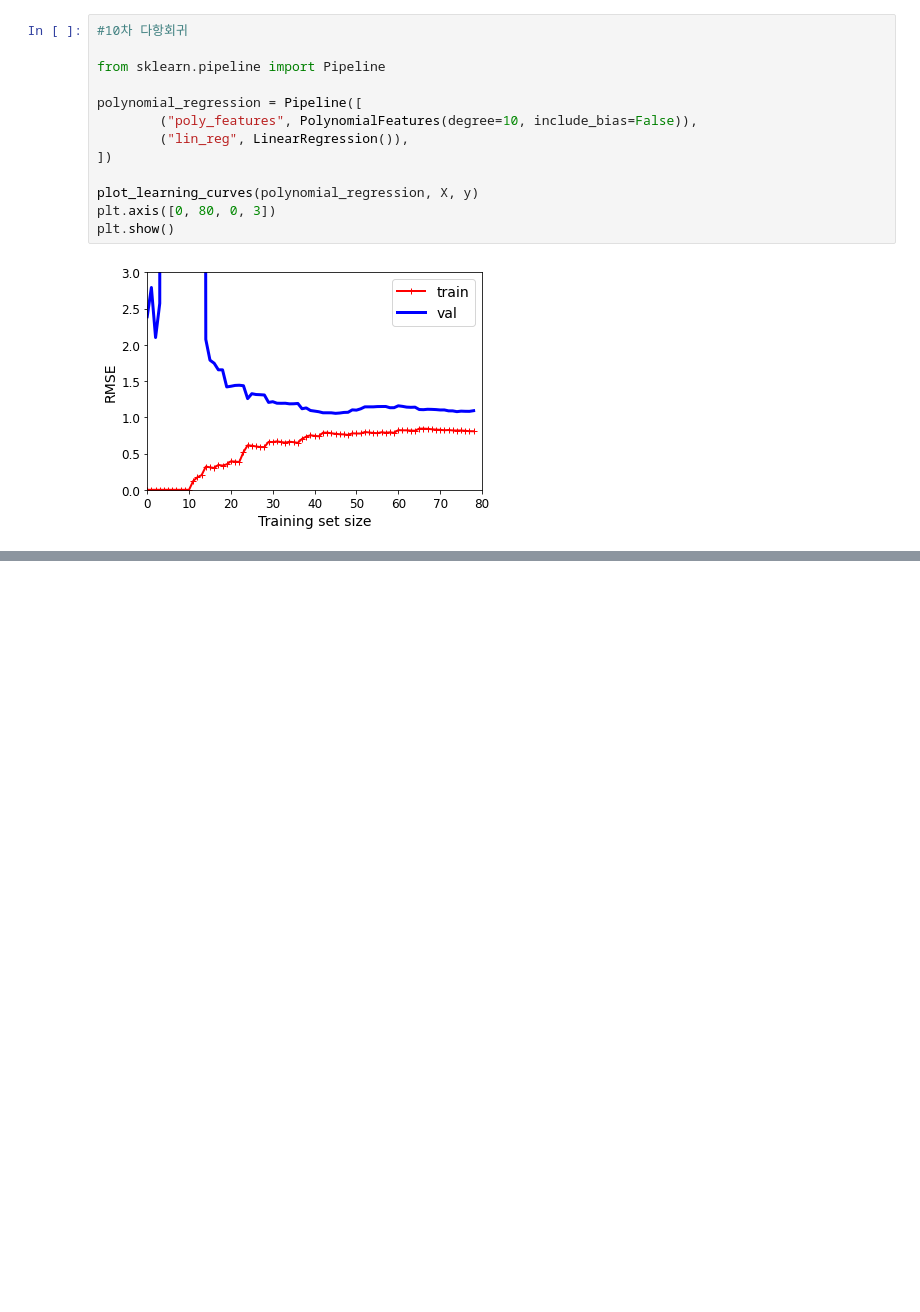
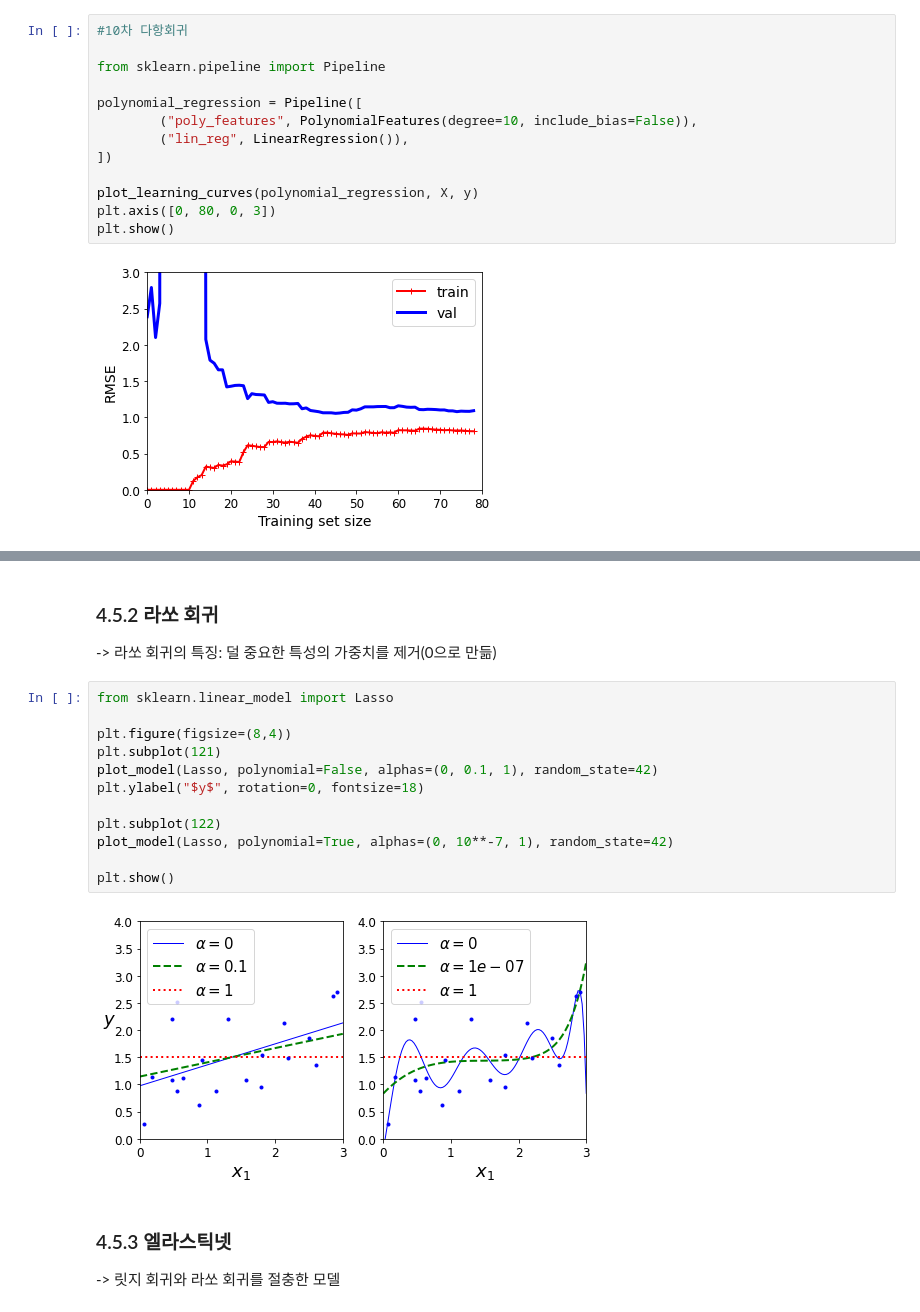
Before and after one commit to HIsu1231/Hands-On-ML, a Jupyter notebook: Chapter_4.ipynb, the cells around one changed output, grey strips where cells are left out. Saved outputs shown, nothing was run; the diff lists cells and outputs as text; blank space fills up the shorter version.

```diff
--- a/Chapter_4.ipynb
+++ b/Chapter_4.ipynb
@@ -399,0 +491,20 @@ plt.show()
+# %% [markdown]
+### 4.5.2 라쏘 회귀
+-> 라쏘 회귀의 특징: 덜 중요한 특성의 가중치를 제거(0으로 만듦)
+# %%
+from sklearn.linear_model import Lasso
+
+plt.figure(figsize=(8,4))
+plt.subplot(121)
+plot_model(Lasso, polynomial=False, alphas=(0, 0.1, 1), random_state=42)
+plt.ylabel("$y$", rotation=0, fontsize=18)
+
+plt.subplot(122)
+plot_model(Lasso, polynomial=True, alphas=(0, 10**-7, 1), random_state=42)
+
+plt.show()
+# %% [output]
+[figure, added]
+# %% [markdown]
+### 4.5.3 엘라스틱넷
+-> 릿지 회귀와 라쏘 회귀를 절충한 모델
```
Also changed, not shown: parts of 49 cells of this notebook.
